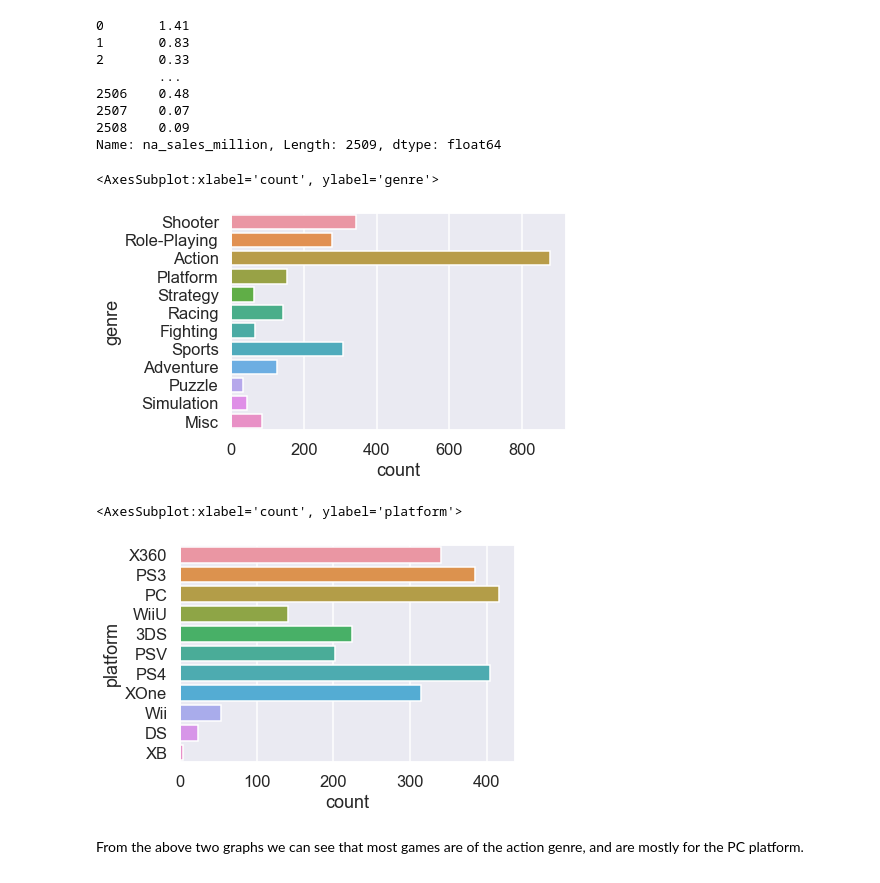
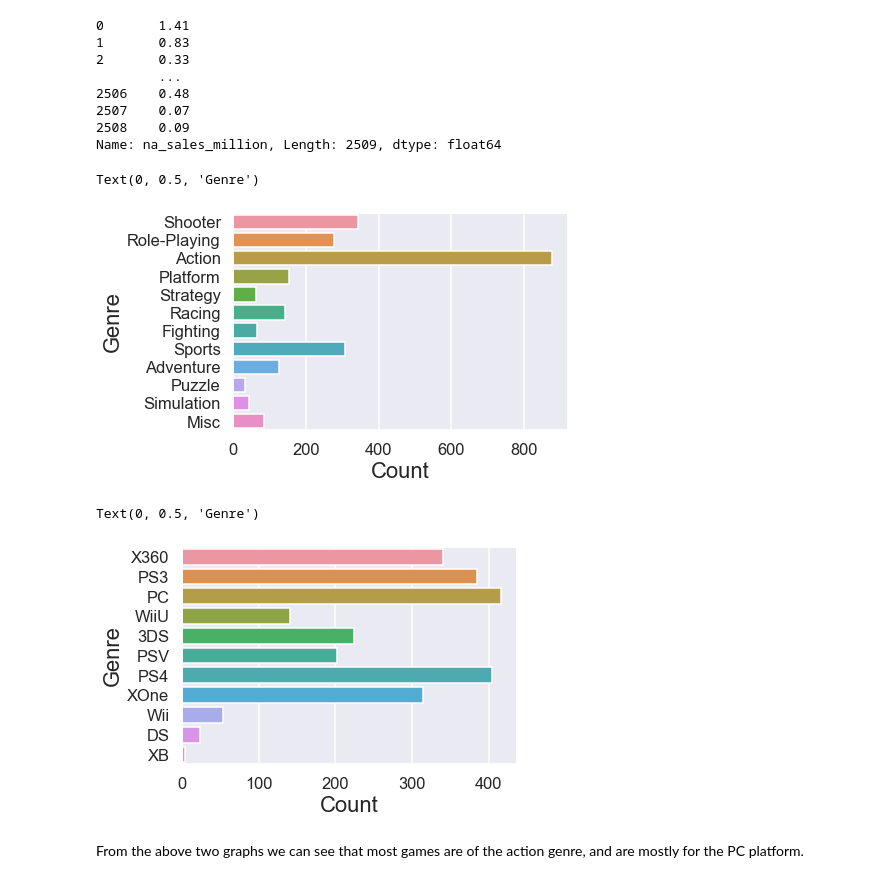
Before and after one commit to kvh8899/mostpopvidgame, a Jupyter notebook: FinalProject_group004.ipynb, the cells around one changed output. Saved outputs shown, nothing was run; the diff lists cells and outputs as text; code cells hidden in the pictures.

```diff
--- a/FinalProject_group004.ipynb
+++ b/FinalProject_group004.ipynb
@@ -281,14 +281,18 @@ na_sales_million
 Name: na_sales_million, Length: 2509, dtype: float64
 # %%
 sns.countplot(y ='genre', data = vgsales)
+plt.xlabel("Count", size = 22)
+plt.ylabel("Genre", size = 22)
 # %% [output]
-<AxesSubplot:xlabel='count', ylabel='genre'>
+Text(0, 0.5, 'Genre')
-[figure, old version]
+[figure, new version]
 # %%
 sns.countplot(y ='platform', data = vgsales)
+plt.xlabel("Count", size = 22)
+plt.ylabel("Genre", size = 22)
 # %% [output]
-<AxesSubplot:xlabel='count', ylabel='platform'>
+Text(0, 0.5, 'Genre')
-[figure, old version]
+[figure, new version]
 # %% [markdown]
 From the above two graphs we can see that most games are of the action genre, and are mostly for the PC platform.
 # %%
```
Also changed, not shown: parts of 14 cells of this notebook.
